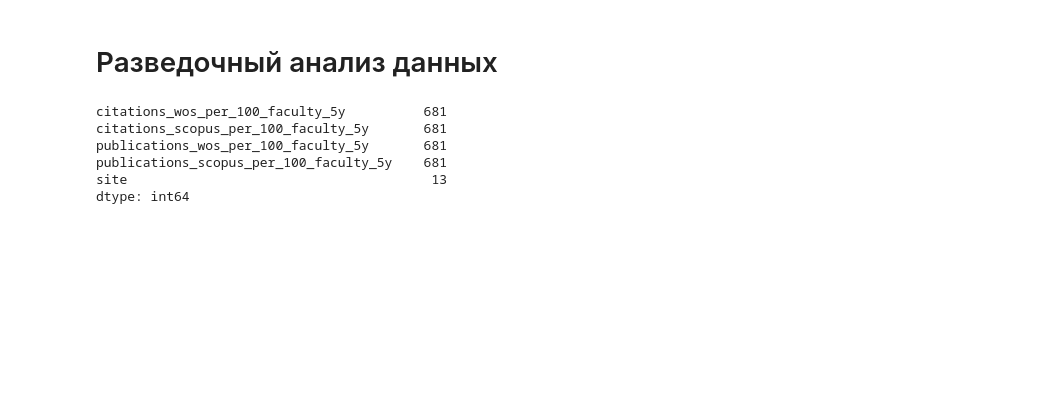
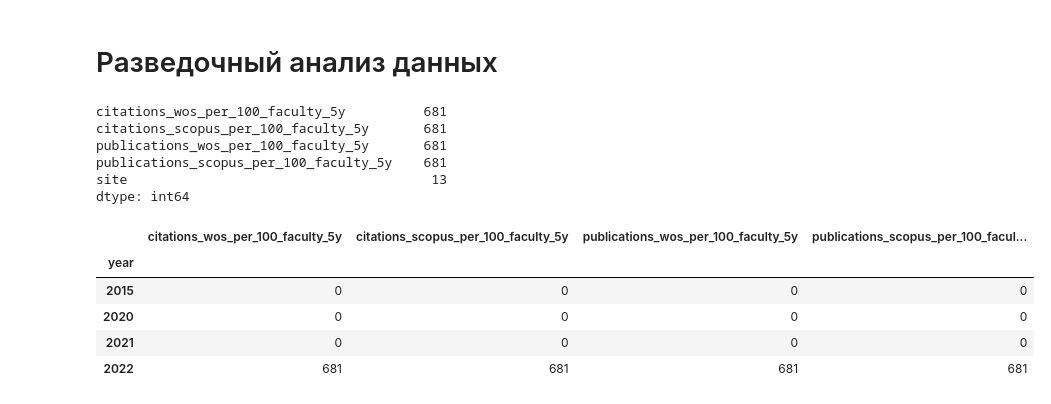
Before and after one commit to sosnovskiim/MachineLearning, a Jupyter notebook: Курс 3 - Машинное обучение и нейронные сети/2. Кластеризация/2.1 Кластеризация вузов/2.1 Кластеризация вузов.ipynb, the cells around one changed output. Cells and saved outputs as stored; diff of their text form; code cells hidden in the pictures; blank space fills up the shorter version.

```diff
--- a/Курс 3 - Машинное обучение и нейронные сети/2. Кластеризация/2.1 Кластеризация вузов/2.1 Кластеризация вузов.ipynb
+++ b/Курс 3 - Машинное обучение и нейронные сети/2. Кластеризация/2.1 Кластеризация вузов/2.1 Кластеризация вузов.ipynb
@@ -285,3 +316,12 @@ publications_wos_per_100_faculty_5y       681
 publications_scopus_per_100_faculty_5y    681
 site                                       13
 dtype: int64
+# %%
+uni.groupby("year")[uni_cols_with_null_counts.index[:-1]].apply(lambda x: x.isnull().sum())
+# %% [output]
+|  | citations_wos_per_100_faculty_5y | citations_scopus_per_100_faculty_5y | publications_wos_per_100_faculty_5y | publications_scopus_per_100_facul... |
+| year |  |  |  |  |
+| 2015 | 0 | 0 | 0 | 0 |
+| 2020 | 0 | 0 | 0 | 0 |
+| 2021 | 0 | 0 | 0 | 0 |
+| 2022 | 681 | 681 | 681 | 681 |
```
Also changed, not shown: parts of 15 cells of this notebook, 1 other file.
